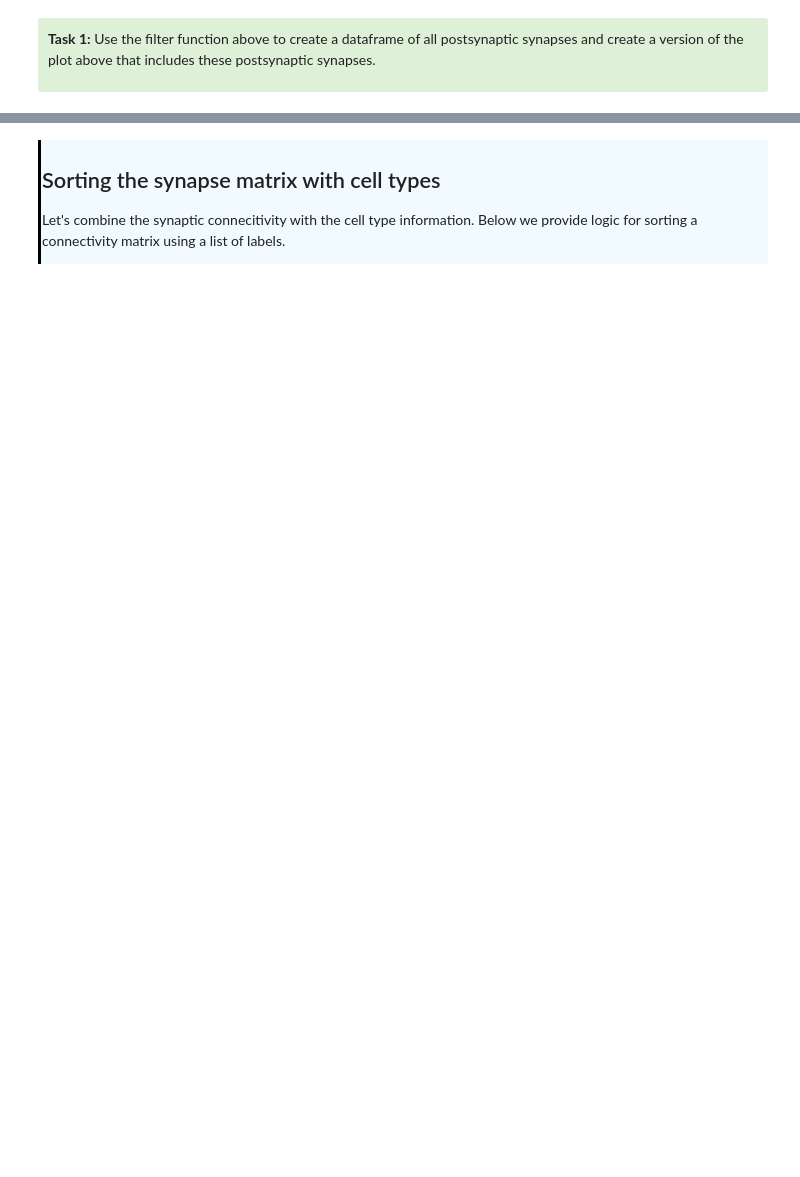
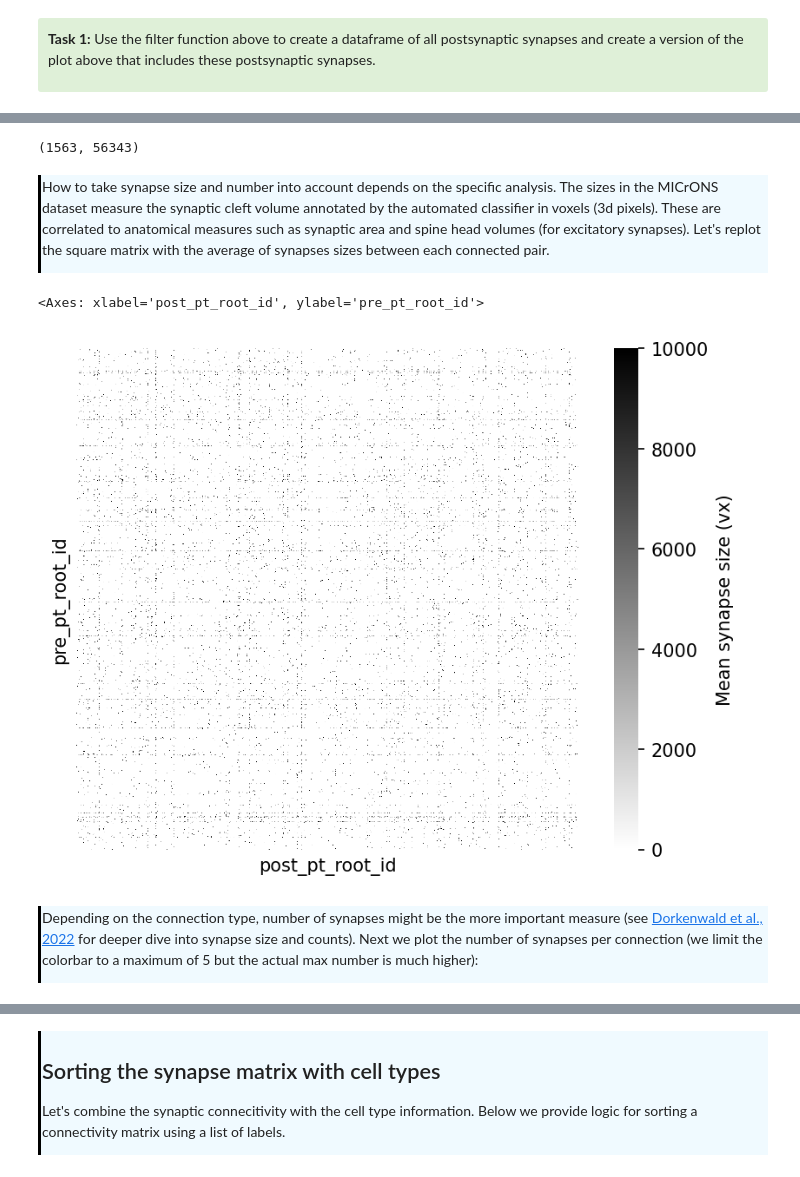
Before and after one commit to sdorkenw/MICrONS_workshop_CNC_forum, a Jupyter notebook: tutorials/MICrONS_data_access.ipynb, the cells around one changed output, grey strips where cells are left out. Saved outputs shown, nothing was run; the diff lists cells and outputs as text; code cells hidden in the pictures; blank space fills up the shorter version.

```diff
--- a/tutorials/MICrONS_data_access.ipynb
+++ b/tutorials/MICrONS_data_access.ipynb
@@ -246,0 +297,34 @@ sns.heatmap(syn_mat, cmap="gray_r", xticklabels=[], yticklabels=[],
+# %%
+rect_syn_mat.shape
+# %% [output]
+(1563, 56343)
+# %% [markdown]
+<div style="border-left: 3px solid #000; padding: 1px; padding-left: 10px; background: #F0FAFF; ">
+
+How to take synapse size and number into account depends on the specific analysis. The sizes in the MICrONS dataset measure the synaptic cleft volume annotated by the automated classifier in voxels (3d pixels). These are correlated to anatomical measures such as synaptic area and spine head volumes (for excitatory synapses). Let's replot the square matrix with the average of synapses sizes between each connected pair.
+
+</d>
+# %%
+proof_root_ids = np.array(cell_df[cell_df["proofreading_strategy"] != ""]["pt_root_id"])
+proof_proof_syn_table = filter_synapse_table(syn_df, pre_root_ids=proof_root_ids, post_root_ids=proof_root_ids)
+
+syn_mat = proof_proof_syn_table.pivot_table(index="pre_pt_root_id", columns="post_pt_root_id",
+                                            values="size", aggfunc=lambda x: np.mean(x)).fillna(0)
+
+# Make matrix is quadratic
+syn_mat = syn_mat.reindex(columns=np.array(syn_mat.index))
+# %%
+fig, ax = plt.subplots(figsize=(7, 5), dpi=150)
+sns.heatmap(syn_mat, cmap="gray_r", xticklabels=[], yticklabels=[],
+            ax=ax, square=True, vmin=0, vmax=1e4,
+            cbar_kws={"label": "Mean synapse size (vx)"})
+# %% [output]
+<Axes: xlabel='post_pt_root_id', ylabel='pre_pt_root_id'>
+[figure, added]
+# %% [markdown]
+<div style="border-left: 3px solid #000; padding: 1px; padding-left: 10px; background: #F0FAFF; ">
+
+Depending on the connection type, number of synapses might be the more important measure (see [Dorkenwald et al., 2022](https://elifesciences.org/articles/76120) for deeper dive into synapse size and counts). Next we plot the number of synapses per connection (we limit the colorbar to a maximum of 5 but the actual max number is much higher):
+
+
+</d>
```
Also changed, not shown: parts of 18 cells of this notebook, 1 other file.
